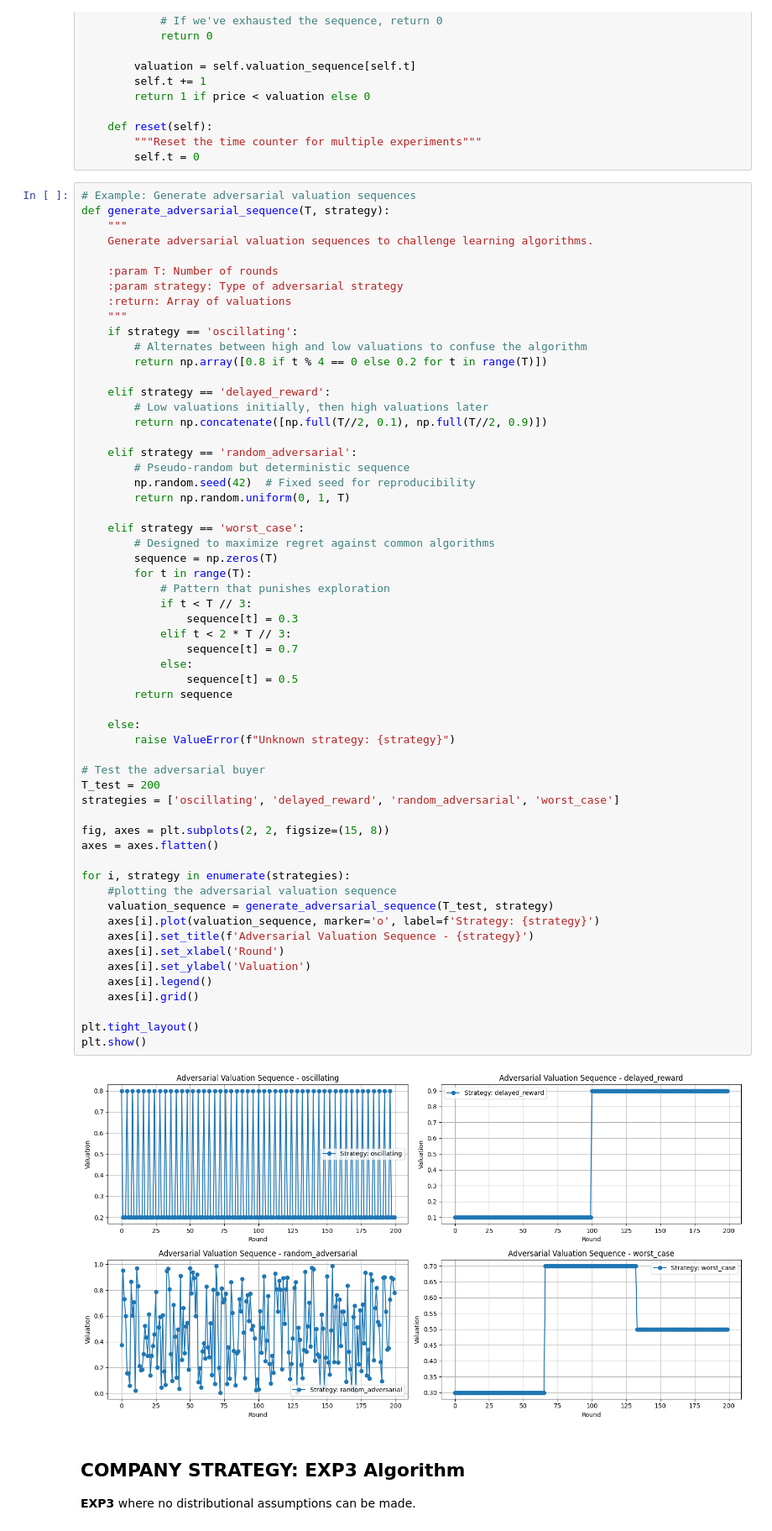
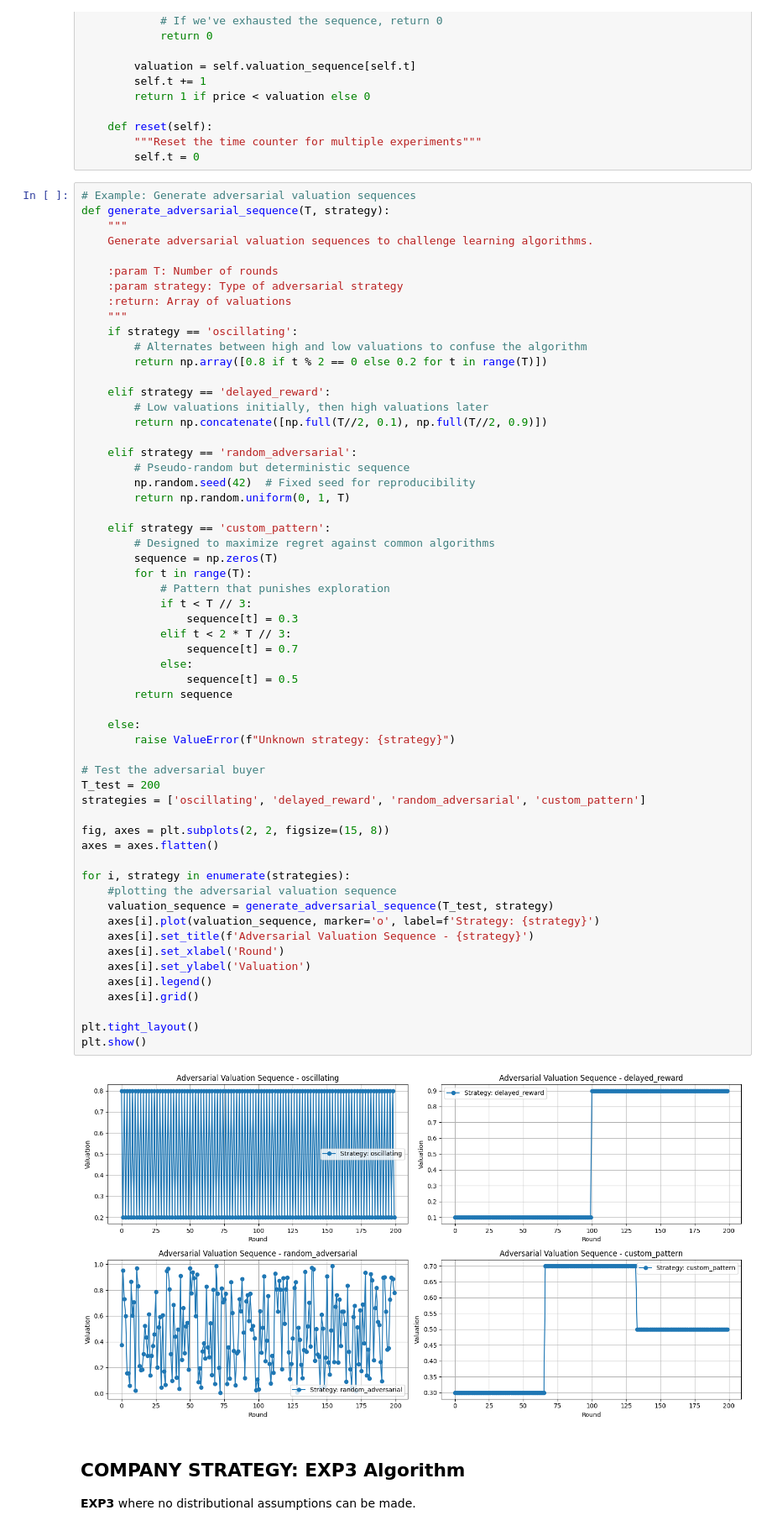
Before and after one commit to matteopasqual02/OLA-2025-project, a Jupyter notebook: R3_Single_product_and_adversarial_environment.ipynb, the cells around one changed output. Shown at 84% size. Saved outputs shown, nothing was run; the diff lists cells and outputs as text.

```diff
--- a/R3_Single_product_and_adversarial_environment.ipynb
+++ b/R3_Single_product_and_adversarial_environment.ipynb
@@ -50,7 +50,7 @@ def generate_adversarial_sequence(T, strategy):
     """
     if strategy == 'oscillating':
         # Alternates between high and low valuations to confuse the algorithm
-        return np.array([0.8 if t % 4 == 0 else 0.2 for t in range(T)])
+        return np.array([0.8 if t % 2 == 0 else 0.2 for t in range(T)])
 
     elif strategy == 'delayed_reward':
         # Low valuations initially, then high valuations later
@@ -61,7 +61,7 @@ def generate_adversarial_sequence(T, strategy):
         np.random.seed(42)  # Fixed seed for reproducibility
         return np.random.uniform(0, 1, T)
 
-    elif strategy == 'worst_case':
+    elif strategy == 'custom_pattern':
         # Designed to maximize regret against common algorithms
         sequence = np.zeros(T)
         for t in range(T):
@@ -69,35 +69,35 @@ def generate_adversarial_sequence(T, strategy):
             if t < T // 3:
                 sequence[t] = 0.3
             elif t < 2 * T // 3:
                 sequence[t] = 0.7
             else:
                 sequence[t] = 0.5
         return sequence
 
     else:
         raise ValueError(f"Unknown strategy: {strategy}")
 
 # Test the adversarial buyer
 T_test = 200
-strategies = ['oscillating', 'delayed_reward', 'random_adversarial', 'worst_case']
+strategies = ['oscillating', 'delayed_reward', 'random_adversarial', 'custom_pattern']
 
 fig, axes = plt.subplots(2, 2, figsize=(15, 8))
 axes = axes.flatten()
 
 for i, strategy in enumerate(strategies):
     #plotting the adversarial valuation sequence
     valuation_sequence = generate_adversarial_sequence(T_test, strategy)
     axes[i].plot(valuation_sequence, marker='o', label=f'Strategy: {strategy}')
     axes[i].set_title(f'Adversarial Valuation Sequence - {strategy}')
     axes[i].set_xlabel('Round')
     axes[i].set_ylabel('Valuation')
     axes[i].legend()
     axes[i].grid()
 
 plt.tight_layout()
 plt.show()
 # %% [output]
-[figure, old version]
+[figure, new version]
 # %% [markdown]
 ##  **COMPANY STRATEGY: EXP3 Algorithm**
 
```
Also changed, not shown: parts of 3 cells of this notebook.
